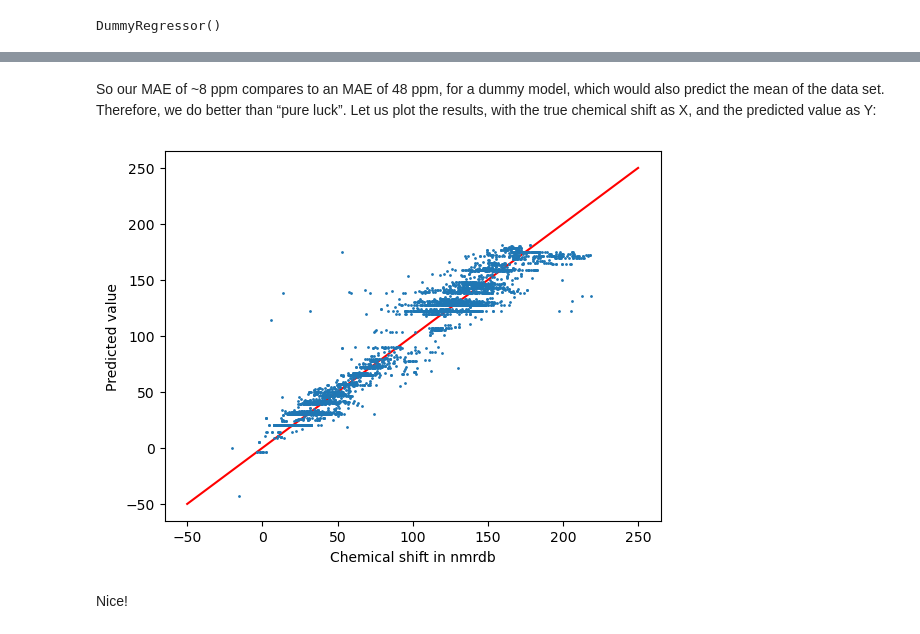
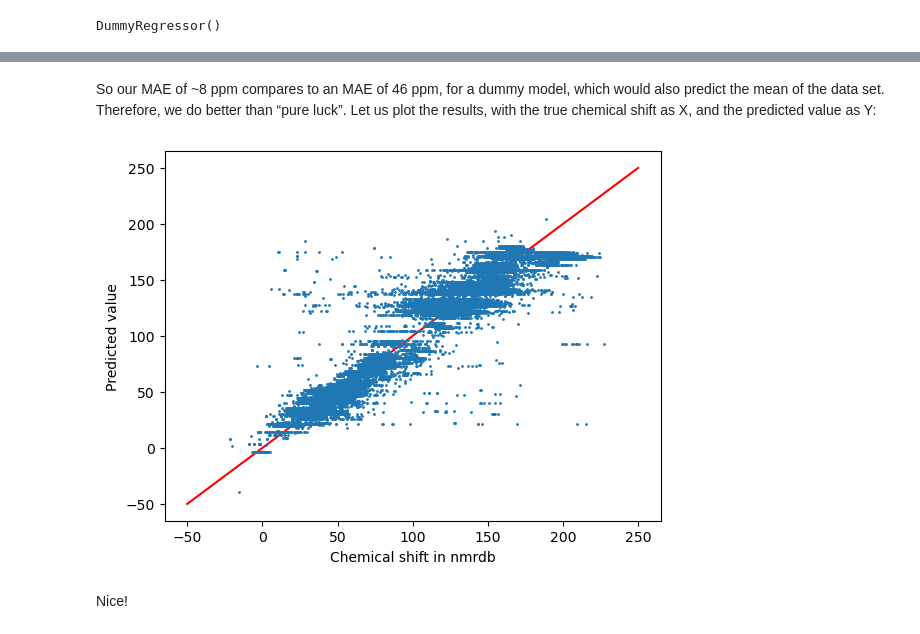
Before and after one commit to fxcoudert/binders, a Jupyter notebook: projects/NMR_prediction.ipynb, the cells around one changed output, grey strips where cells are left out. Drawn from its saved outputs; the diff is of its cells as text; code cells hidden in the pictures.

Commit message:
NMR prediction: finalize the project
Clean up, add more comment, re-run all cells, create a larger data set
(4000 molecules) and store it into a file.

```diff
--- a/projects/NMR_prediction.ipynb
+++ b/projects/NMR_prediction.ipynb
@@ -726,15 +734,15 @@ mean_absolute_error(target, dummy_regr.predict(data))
 # %% [markdown]
-So our MAE of ~8 ppm compares to an MAE of 48 ppm, for a dummy model, which would also predict the mean of the data set. Therefore, we do better than “pure luck”. Let us plot the results, with the true chemical shift as X, and the predicted value as Y:
+So our MAE of ~8 ppm compares to an MAE of 46 ppm, for a dummy model, which would also predict the mean of the data set. Therefore, we do better than “pure luck”. Let us plot the results, with the true chemical shift as X, and the predicted value as Y:
 # %%
 # Plot the data
-ax = pd.DataFrame({"x": target, "y": model2.predict(data)}).plot.scatter("x", "y", s=1)
+ax = pd.DataFrame({"x": target, "y": model.predict(data)}).plot.scatter("x", "y", s=1)
 # Add a diagonal line
 ax.plot([-50,250], [-50, 250], 'r-', zorder=0)
 # Set axes labels
 ax.set_xlabel("Chemical shift in nmrdb")
 ax.set_ylabel("Predicted value");
 # %% [output]
-[figure, old version]
+[figure, new version]
 # %% [markdown]
 Nice!
 # %% [markdown]
```
Also changed, not shown: parts of 20 cells of this notebook, 4 other files.
